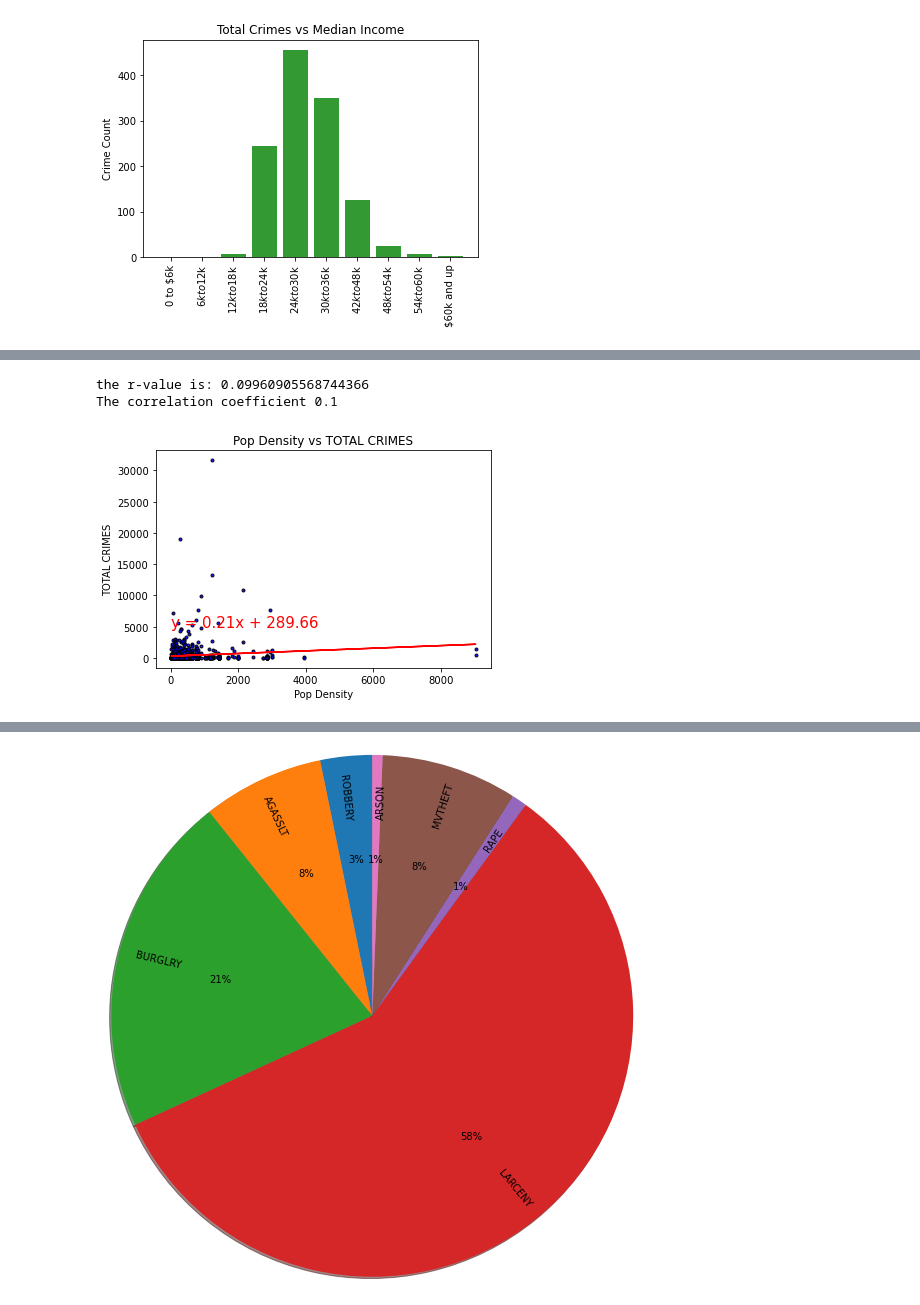
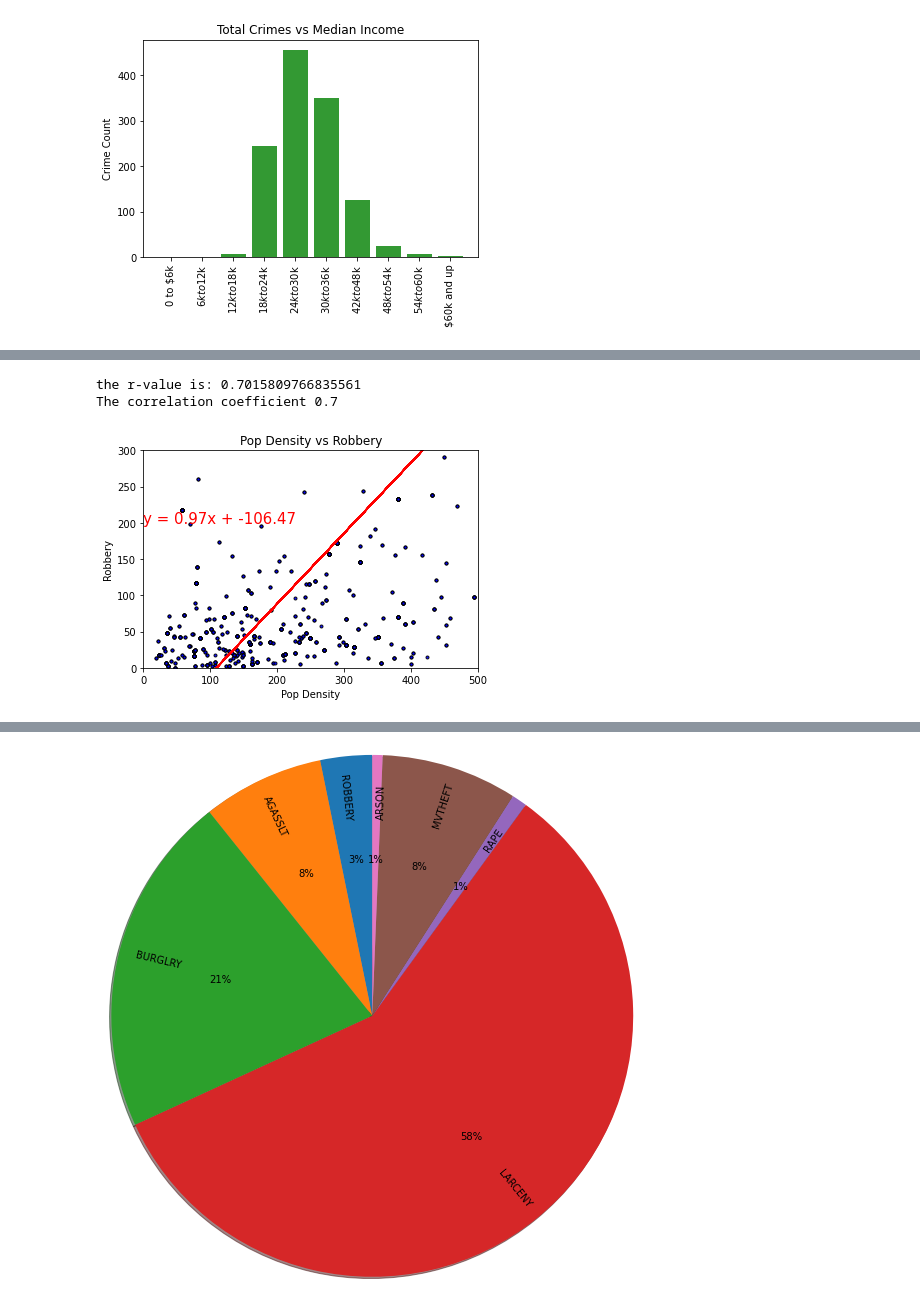
Before and after one commit to melindaeudy/Project_1, a Jupyter notebook: Project_1_Final.ipynb, the cells around one changed output, grey strips where cells are left out. Cells and saved outputs as stored; diff of their text form; code cells hidden in the pictures.

Commit message:
added scatter plots an Corelation Coeficient

```diff
--- a/Project_1_Final.ipynb
+++ b/Project_1_Final.ipynb
@@ -441,28 +507,28 @@ Index(['STATE', 'CODE', 'COUNTY', 'POPULATION', 'DENSITY', 'MEDIAN INCOME',
 # %%
 x_values = Final_Crime_df["DENSITY"]
-y_values = Final_Crime_df["TOTAL CRIMES"]
+y_values = Final_Crime_df["ROBBERY"]
 
 (slope, intercept, rvalue, pvalue, stderr) = linregress(x_values, y_values)
 regress_values = x_values * slope + intercept
 
 line_eq = "y = " + str(round(slope,2)) + "x + " + str(round(intercept,2))
 
 plt.scatter(x_values, y_values, marker=".", facecolors="blue", edgecolors="black", alpha=0.90)
 
 plt.plot(x_values,regress_values,"r-")
 
-plt.annotate(line_eq,(0, 5000), fontsize=15,color="red")
+plt.annotate(line_eq,(0, 200), fontsize=15,color="red")
 
-plt.title("Pop Density vs TOTAL CRIMES")
+plt.title("Pop Density vs Robbery")
 plt.xlabel("Pop Density")
-plt.ylabel("TOTAL CRIMES")
+plt.ylabel("Robbery")
 
-# plt.xlim(0, 2000)
-# plt.ylim(0, 6000)
+plt.xlim(0, 500)
+plt.ylim(0, 300)
 
 print(f'the r-value is: {rvalue}')
 print(f'The correlation coefficient {round(st.pearsonr(x_values,y_values)[0],2)}')
 # %% [output]
-the r-value is: 0.09960905568744366
-The correlation coefficient 0.1
+the r-value is: 0.7015809766835561
+The correlation coefficient 0.7
-[figure, old version]
+[figure, new version]
```
Also changed, not shown: parts of 14 cells of this notebook.
